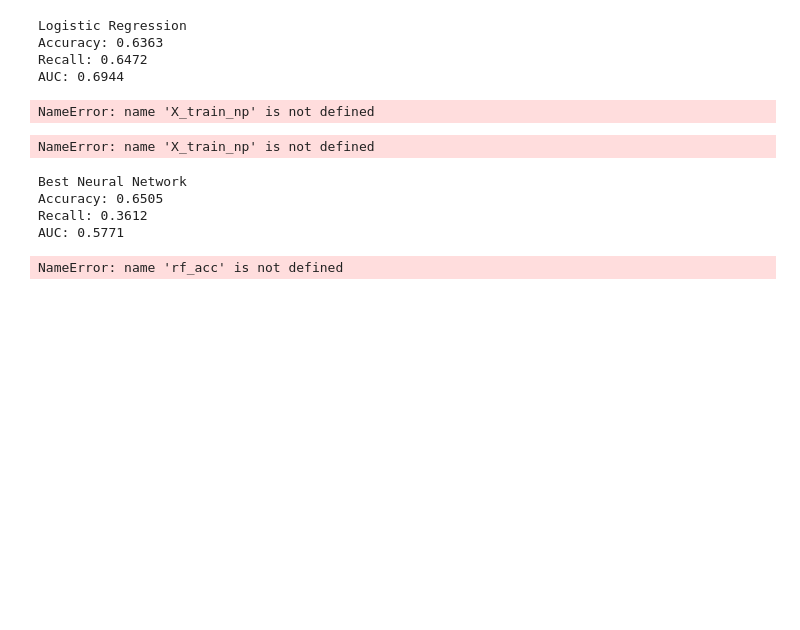
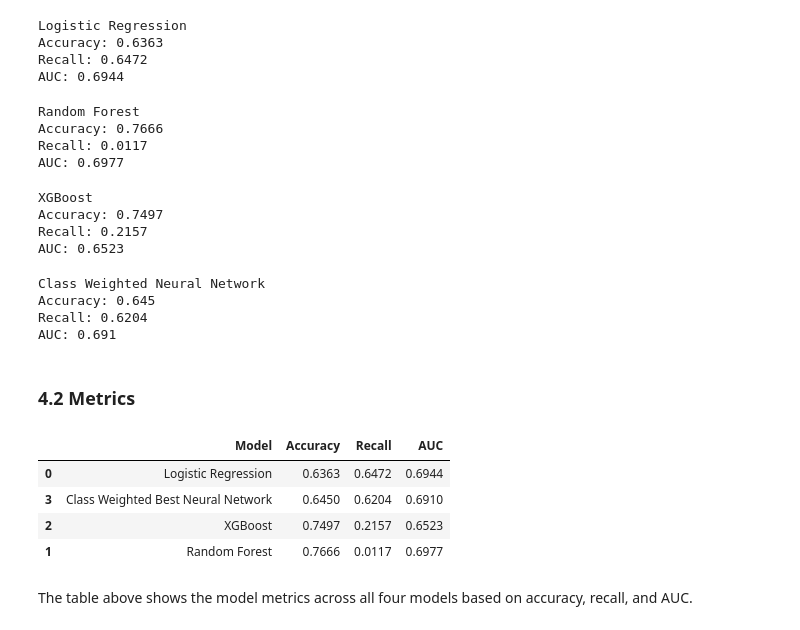
Before and after one commit to yangke34/RSM338-Assignment-6, a Jupyter notebook: RSM338 Assignment 6 Part A.ipynb, the cells around one changed output. Drawn from its saved outputs; the diff is of its cells as text; code cells hidden in the pictures; blank space fills up the shorter version.

```diff
--- a/RSM338 Assignment 6 Part A.ipynb
+++ b/RSM338 Assignment 6 Part A.ipynb
@@ -841,6 +852,9 @@ X_test_np = X_test_tensor.numpy()
 
 y_train_np = y_train_tensor.numpy().ravel()
 y_test_np = y_test_tensor.numpy().ravel()
+
+X_train_np = X_train_np.astype("float32")
+X_test_np = X_test_np.astype("float32")
 # %%
 from sklearn.linear_model import LogisticRegression
 from sklearn.metrics import accuracy_score, recall_score, roc_auc_score
@@ -895,7 +909,10 @@ print("Accuracy:", round(rf_acc, 4))
 print("Recall:", round(rf_rec, 4))
 print("AUC:", round(rf_auc, 4))
 # %% [output]
-NameError: name 'X_train_np' is not defined
+Random Forest
+Accuracy: 0.7666
+Recall: 0.0117
+AUC: 0.6977
 # %%
 from xgboost import XGBClassifier
 
@@ -924,7 +941,10 @@ print("Accuracy:", round(xgb_acc, 4))
 print("Recall:", round(xgb_rec, 4))
 print("AUC:", round(xgb_auc, 4))
 # %% [output]
-NameError: name 'X_train_np' is not defined
+XGBoost
+Accuracy: 0.7497
+Recall: 0.2157
+AUC: 0.6523
 # %%
 # Assume best_nn_model is already trained and best weights already loaded
 model1.eval()
@@ -944,48 +964,56 @@ nn_acc = accuracy_score(y_test_np, nn_preds)
 nn_rec = recall_score(y_test_np, nn_preds)
 nn_auc = roc_auc_score(y_test_np, nn_probs)
 
-print("Best Neural Network")
+print("Class Weighted Neural Network")
 print("Accuracy:", round(nn_acc, 4))
 print("Recall:", round(nn_rec, 4))
 print("AUC:", round(nn_auc, 4))
 # %% [output]
-Best Neural Network
-Accuracy: 0.6505
-Recall: 0.3612
-AUC: 0.5771
+Class Weighted Neural Network
+Accuracy: 0.645
+Recall: 0.6204
+AUC: 0.691
+# %% [markdown]
+### 4.2 Metrics
 # %%
 import pandas as pd
 
 comparison_df = pd.DataFrame({
     "Model": [
         "Logistic Regression",
         "Random Forest",
         "XGBoost",
-        "Best Neural Network"
+        "Class Weighted Best Neural Network"
     ],
     "Accuracy": [
         round(log_acc, 4),
         round(rf_acc, 4),
         round(xgb_acc, 4),
         round(nn_acc, 4)
     ],
     "Recall": [
         round(log_rec, 4),
         round(rf_rec, 4),
         round(xgb_rec, 4),
         round(nn_rec, 4)
     ],
     "AUC": [
         round(log_auc, 4),
         round(rf_auc, 4),
         round(xgb_auc, 4),
         round(nn_auc, 4)
     ]
 })
 
-comparison_df
+comparison_df.sort_values("Recall", ascending=False)
 # %% [output]
-NameError: name 'rf_acc' is not defined
+|  | Model | Accuracy | Recall | AUC |
+| 0 | Logistic Regression | 0.6363 | 0.6472 | 0.6944 |
+| 3 | Class Weighted Best Neural Network | 0.6450 | 0.6204 | 0.6910 |
+| 2 | XGBoost | 0.7497 | 0.2157 | 0.6523 |
+| 1 | Random Forest | 0.7666 | 0.0117 | 0.6977 |
+# %% [markdown]
+The table above shows the model metrics across all four models based on accuracy, recall, and AUC.
 # %%
 from sklearn.metrics import roc_curve, auc
 import matplotlib.pyplot as plt
```
Also changed, not shown: parts of 9 cells of this notebook.
